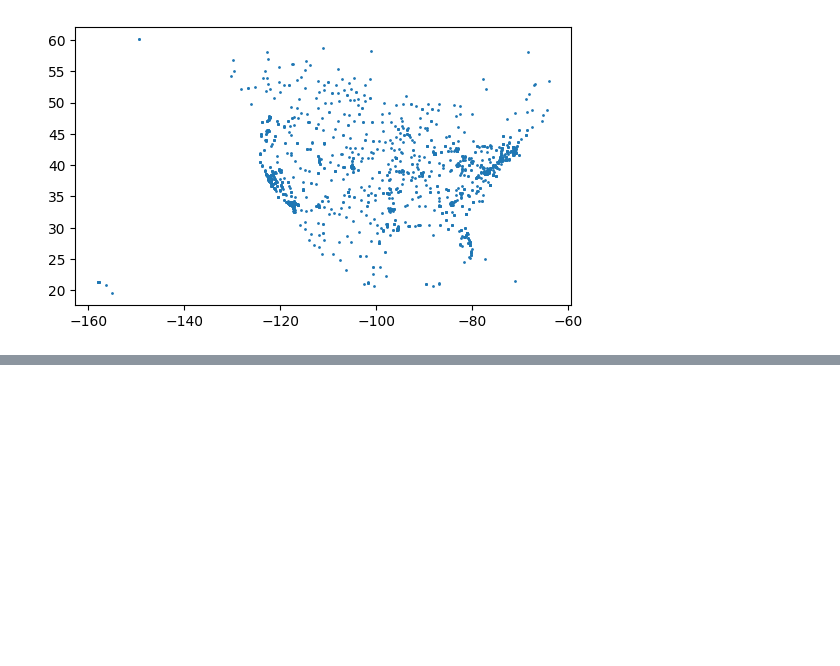
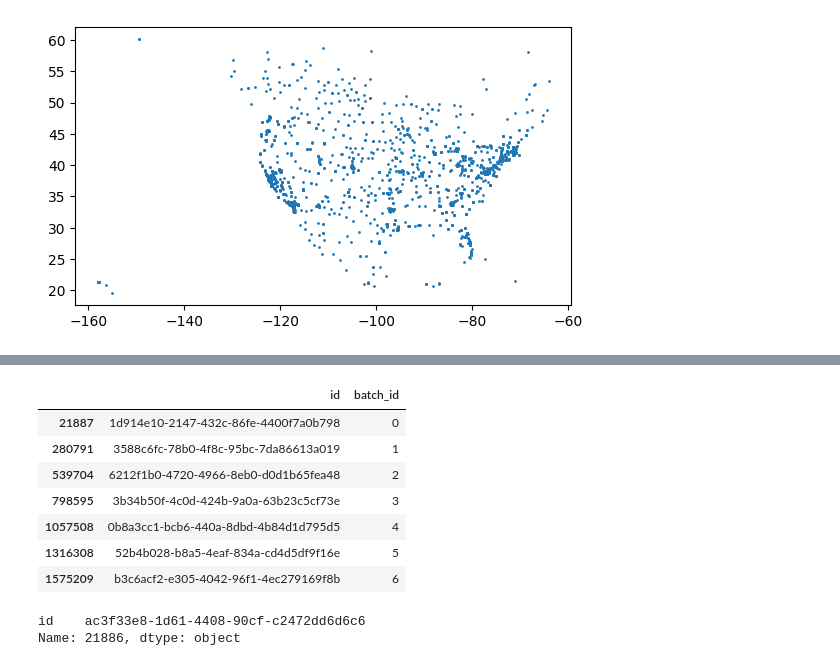
Before and after one commit to emigre459/evlens, a Jupyter notebook: notebooks/exploratory/0.3-DWRM-GCloud.ipynb, the cells around one changed output, grey strips where cells are left out. Drawn from its saved outputs; the diff is of its cells as text; code cells hidden in the pictures; blank space fills up the shorter version.

Commit message:
Add code to regenerate shortened batches for parallel processing using checkpoint values
Useful for restarting a script that hung or errored out

```diff
--- a/notebooks/exploratory/0.3-DWRM-GCloud.ipynb
+++ b/notebooks/exploratory/0.3-DWRM-GCloud.ipynb
@@ -1286,0 +1399,41 @@ gdf.plot(markersize=1)
+# %%
+# From logs, these are searchcell IDs
+last_ids_scraped = [
+    '3588c6fc-78b0-4f8c-95bc-7da86613a019',
+    'b3c6acf2-e305-4042-96f1-4ec279169f8b',
+    '1d914e10-2147-432c-86fe-4400f7a0b798',
+    '3b34b50f-4c0d-424b-9a0a-63b23c5cf73e',
+    '6212f1b0-4720-4966-8eb0-d0d1b65fea48',
+    '52b4b028-b8a5-4eaf-834a-cd4d5df9f16e',
+    '0b8a3cc1-bcb6-440a-8dbd-4b84d1d795d5',
+]
+
+n_jobs = 7
+data = tile_ids
+checkpoint_identifier = 'id'
+checkpoint_values = last_ids_scraped
+
+# Check if we can make new batches based off of checkpoint values
+# Assume that checkpoint values are not needed themselves, but just the values in each batch AFTER checkpoint values
+last_ones = data[data[checkpoint_identifier].isin(checkpoint_values)]
+# Add a column for batch_id to last_ones
+last_ones['batch_id'] = np.nan
+
+for idx, checkpoint_id in last_ones.iterrows():
+    for i, batch in enumerate(batches):
+        if (batch['id'] == checkpoint_id['id']).sum() > 0:
+            last_ones.loc[idx, 'batch_id'] = i
+
+last_ones['batch_id'] = last_ones['batch_id'].astype(int)
+
+# Retain only the ones with the highest index
+last_ones.sort_index(inplace=True)
+last_ones.drop_duplicates(subset=['batch_id'], keep='last', inplace=True)
+
+missing_batches = []
+for i in range(n_jobs):
+    if (last_ones.batch_id == i).sum() == 0:
+        missing_batches.append(i)
+
+if len(missing_batches) > 0:
+    raise ValueError(f"Missing {len(missing_batches)} batches in the provided IDs, please go back further in the logs and find IDs for the following (zero-indexed) batches: {missing_batches}")
@@ -1286,0 +1455,19 @@ gdf.plot(markersize=1)
+# %%
+last_ones#.reset_index()
+# %% [output]
+|  | id | batch_id |
+| 21887 | 1d914e10-2147-432c-86fe-4400f7a0b798 | 0 |
+| 280791 | 3588c6fc-78b0-4f8c-95bc-7da86613a019 | 1 |
+| 539704 | 6212f1b0-4720-4966-8eb0-d0d1b65fea48 | 2 |
+| 798595 | 3b34b50f-4c0d-424b-9a0a-63b23c5cf73e | 3 |
+| 1057508 | 0b8a3cc1-bcb6-440a-8dbd-4b84d1d795d5 | 4 |
+| 1316308 | 52b4b028-b8a5-4eaf-834a-cd4d5df9f16e | 5 |
+| 1575209 | b3c6acf2-e305-4042-96f1-4ec279169f8b | 6 |
+# %%
+# Figure out how make new batches that start with these IDs (which is easier than ID + 1)
+batch_id = 0
+
+batches[0].loc[21886]
+# %% [output]
+id    ac3f33e8-1d61-4408-90cf-c2472dd6d6c6
+Name: 21886, dtype: object
```
Also changed, not shown: parts of 11 cells of this notebook, 2 other files.
